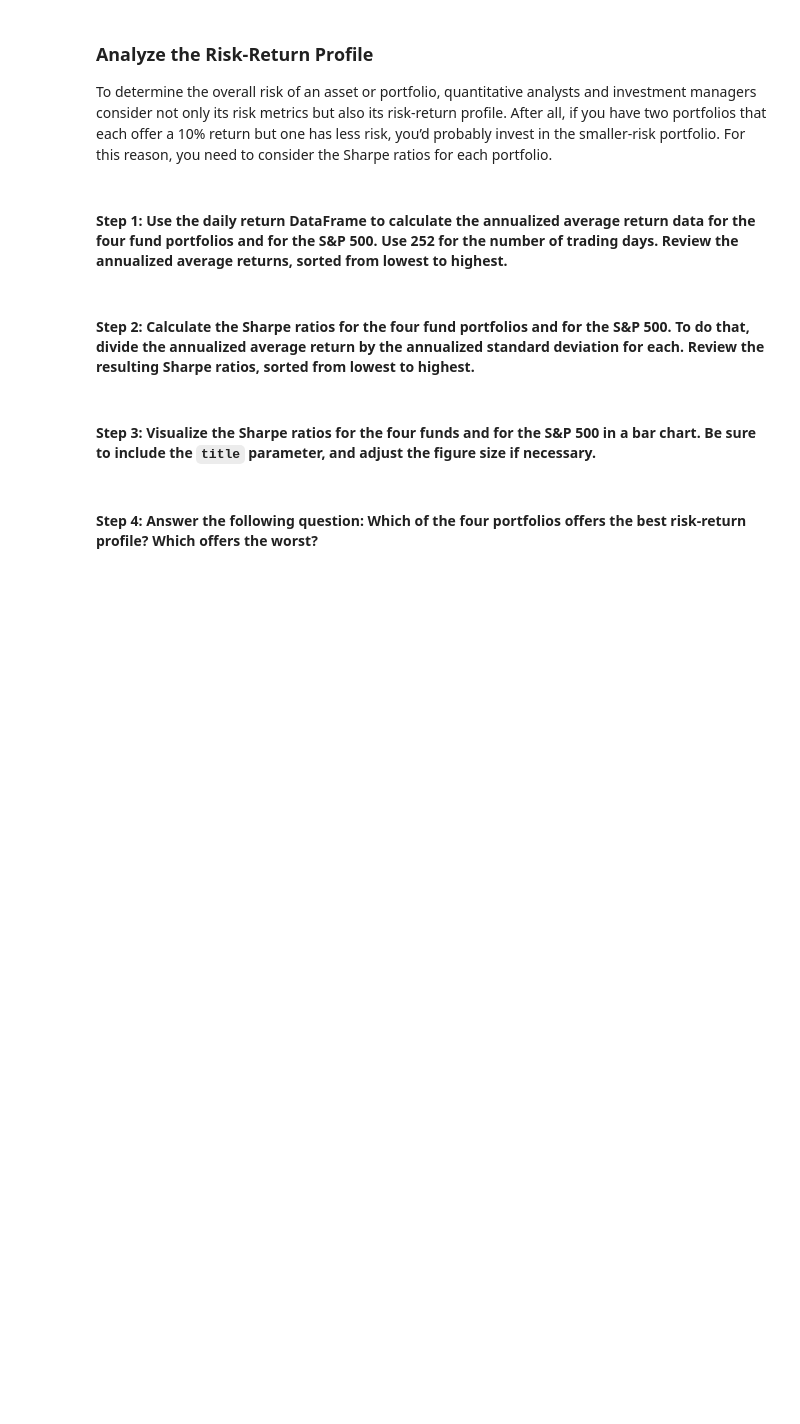
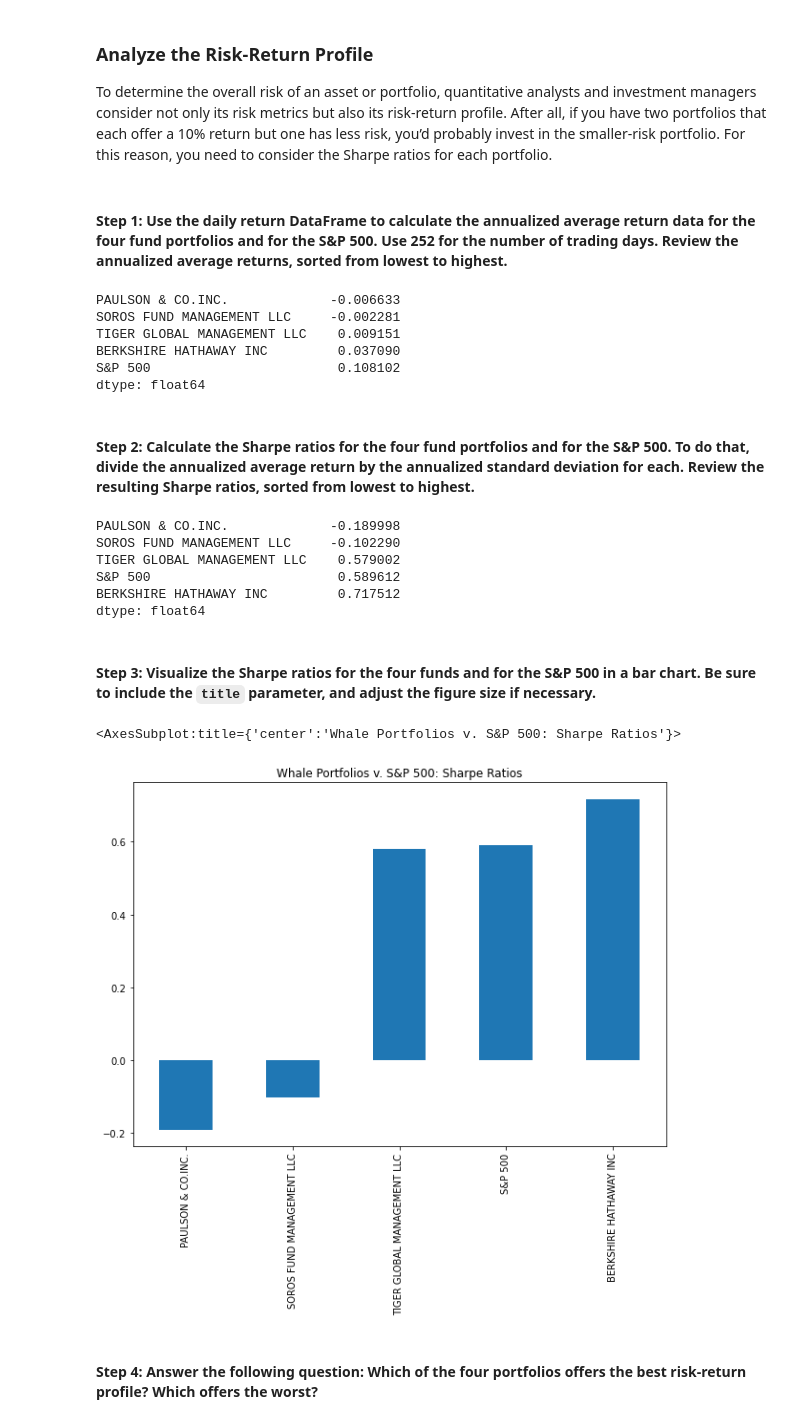
Before and after one commit to ALovettII/4-challenge, a Jupyter notebook: risk_return_analysis.ipynb, the cells around one changed output. Saved outputs shown, nothing was run; the diff lists cells and outputs as text; code cells hidden in the pictures; blank space fills up the shorter version.

Commit message:
Completed: Analyze the Risk-Return Profile
Calculated/analyzed the average annual return and sharpe ratios for each portfolio and S&P 500.

```diff
--- a/risk_return_analysis.ipynb
+++ b/risk_return_analysis.ipynb
@@ -270,8 +270,8 @@ dtype: float64
 #### Step 2: Calculate the annualized standard deviation for each of the four portfolios and for the S&P 500. To do that, multiply the standard deviation by the square root of the number of trading days. Use 252 for that number.
 # %%
 # Calculate and sort the annualized standard deviation (252 trading days) of the 4 portfolios and the S&P 500
-annual_days = 252
-annual_std_srtd = std_srtd * np.sqrt(annual_days)
+trading_days = 252
+annual_std_srtd = std_srtd * np.sqrt(trading_days)
 
 # The code was kept in a sorted format when calculating annual std -
 # Thus, no further sorting required at this time
@@ -338,19 +338,40 @@ To determine the overall risk of an asset or portfolio, quantitative analysts an
 # %%
 # Calculate the annual average return data for the for fund portfolios and the S&P 500
 # Use 252 as the number of trading days in the year
-avg_ann_return =
+avg_ann_return = daily_returns.mean() * trading_days
+
 # Review the annual average returns sorted from lowest to highest
+avg_ann_return.sort_values()
+# %% [output]
+PAULSON & CO.INC.             -0.006633
+SOROS FUND MANAGEMENT LLC     -0.002281
+TIGER GLOBAL MANAGEMENT LLC    0.009151
+BERKSHIRE HATHAWAY INC         0.037090
+S&P 500                        0.108102
+dtype: float64
 # %% [markdown]
 #### Step 2: Calculate the Sharpe ratios for the four fund portfolios and for the S&P 500. To do that, divide the annualized average return by the annualized standard deviation for each. Review the resulting Sharpe ratios, sorted from lowest to highest.
 # %%
 # Calculate the annualized Sharpe Ratios for each of the 4 portfolios and the S&P 500.
+sharpe_ratios = avg_ann_return / annual_std_srtd
+
 # Review the Sharpe ratios sorted lowest to highest
-# YOUR CODE HERE
+sharpe_ratios.sort_values()
+# %% [output]
+PAULSON & CO.INC.             -0.189998
+SOROS FUND MANAGEMENT LLC     -0.102290
+TIGER GLOBAL MANAGEMENT LLC    0.579002
+S&P 500                        0.589612
+BERKSHIRE HATHAWAY INC         0.717512
+dtype: float64
 # %% [markdown]
 #### Step 3: Visualize the Sharpe ratios for the four funds and for the S&P 500 in a bar chart. Be sure to include the `title` parameter, and adjust the figure size if necessary.
 # %%
 # Visualize the Sharpe ratios as a bar chart
 # Include a title parameter and adjust the figure size
-# YOUR CODE HERE
+sharpe_ratios.sort_values().plot.bar(figsize=(10,7), title="Whale Portfolios v. S&P 500: Sharpe Ratios")
+# %% [output]
+<AxesSubplot:title={'center':'Whale Portfolios v. S&P 500: Sharpe Ratios'}>
+[figure, added]
 # %% [markdown]
 #### Step 4: Answer the following question: Which of the four portfolios offers the best risk-return profile? Which offers the worst?
```
Also changed, not shown: parts of 2 cells of this notebook.
